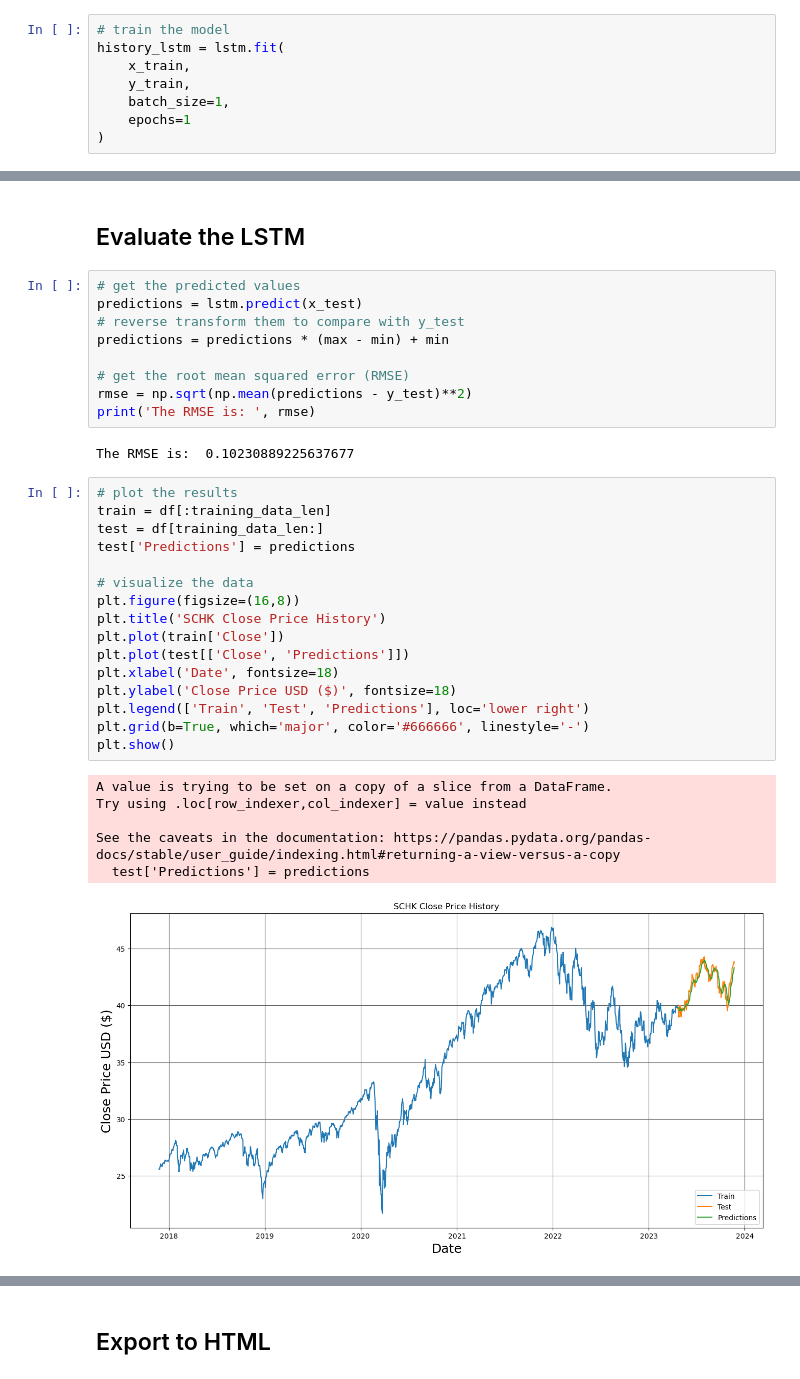
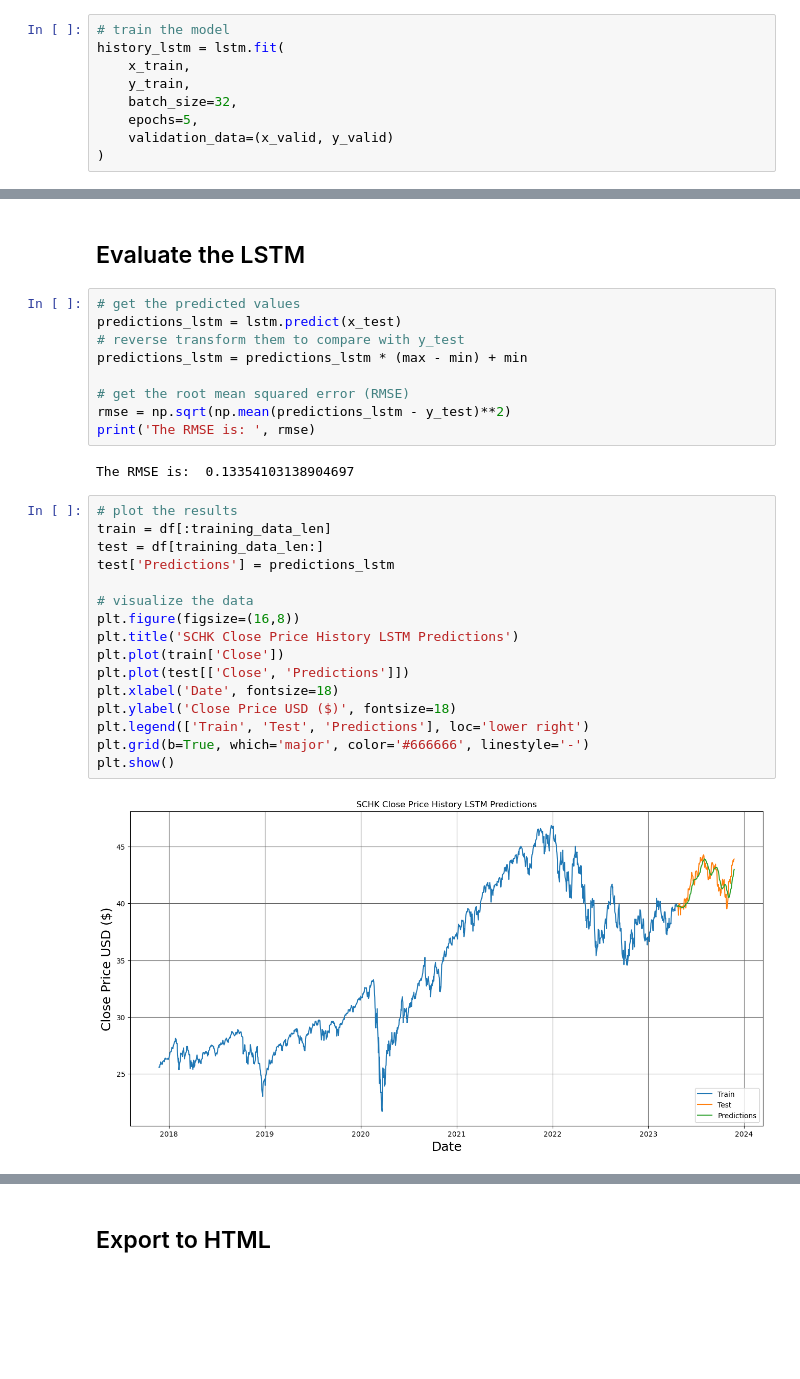
Before and after one commit to isaiahlg/csci5922, a Jupyter notebook: mod3/pt4_rnn_lstm.ipynb, the cells around one changed output, grey strips where cells are left out. Cells and saved outputs as stored; diff of their text form; blank space fills up the shorter version.

Commit message:
Complete the RNN LSTM part.

```diff
--- a/mod3/pt4_rnn_lstm.ipynb
+++ b/mod3/pt4_rnn_lstm.ipynb
@@ -382,7 +401,8 @@ None
 history_lstm = lstm.fit(
     x_train,
     y_train,
-    batch_size=1,
-    epochs=1
+    batch_size=32,
+    epochs=5,
+    validation_data=(x_valid, y_valid)
 )
 # %% [output]
@@ -391,36 +420,31 @@ history_lstm = lstm.fit(
 ## Evaluate the LSTM
 # %%
 # get the predicted values
-predictions = lstm.predict(x_test)
+predictions_lstm = lstm.predict(x_test)
 # reverse transform them to compare with y_test
-predictions = predictions * (max - min) + min
+predictions_lstm = predictions_lstm * (max - min) + min
 
 # get the root mean squared error (RMSE)
-rmse = np.sqrt(np.mean(predictions - y_test)**2)
+rmse = np.sqrt(np.mean(predictions_lstm - y_test)**2)
 print('The RMSE is: ', rmse)
 # %% [output]
-The RMSE is:  0.10230889225637677
+The RMSE is:  0.13354103138904697
 # %%
 # plot the results
 train = df[:training_data_len]
 test = df[training_data_len:]
-test['Predictions'] = predictions
+test['Predictions'] = predictions_lstm
 
 # visualize the data
 plt.figure(figsize=(16,8))
-plt.title('SCHK Close Price History')
+plt.title('SCHK Close Price History LSTM Predictions')
 plt.plot(train['Close'])
 plt.plot(test[['Close', 'Predictions']])
 plt.xlabel('Date', fontsize=18)
 plt.ylabel('Close Price USD ($)', fontsize=18)
 plt.legend(['Train', 'Test', 'Predictions'], loc='lower right')
 plt.grid(b=True, which='major', color='#666666', linestyle='-')
 plt.show()
 # %% [output]
-A value is trying to be set on a copy of a slice from a DataFrame.
-Try using .loc[row_indexer,col_indexer] = value instead
-
-See the caveats in the documentation: https://pandas.pydata.org/pandas-docs/stable/user_guide/indexing.html#returning-a-view-versus-a-copy
-  test['Predictions'] = predictions
-[figure, old version]
+[figure, new version]
 # %% [markdown]
```
Also changed, not shown: parts of 20 cells of this notebook, 1 other file.
